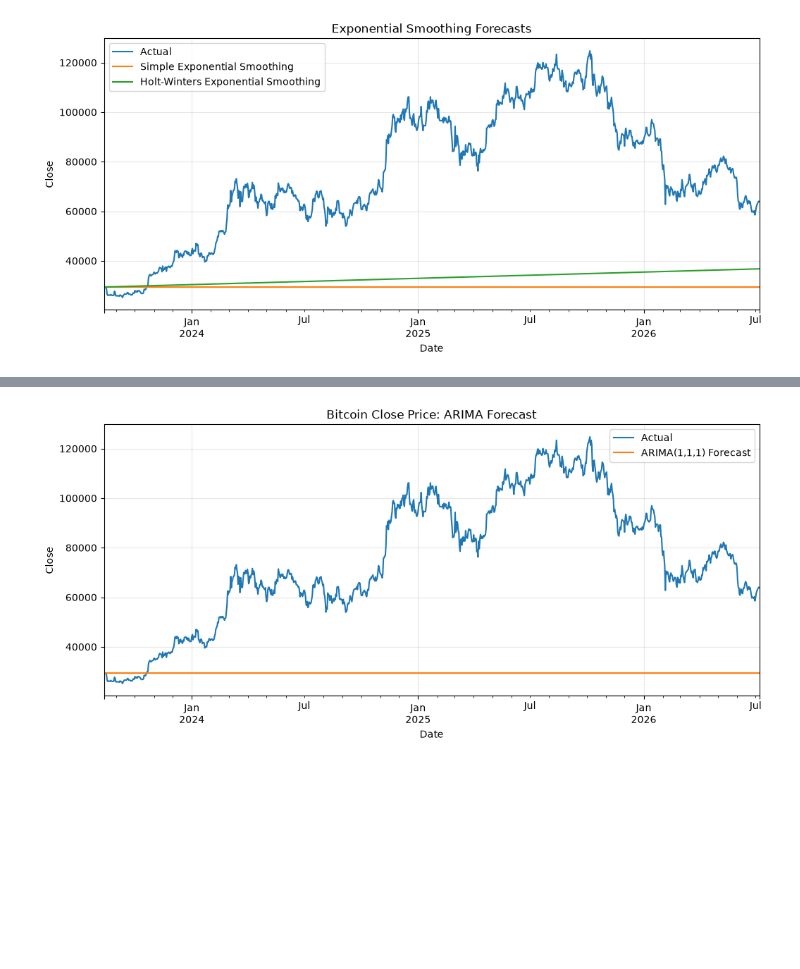
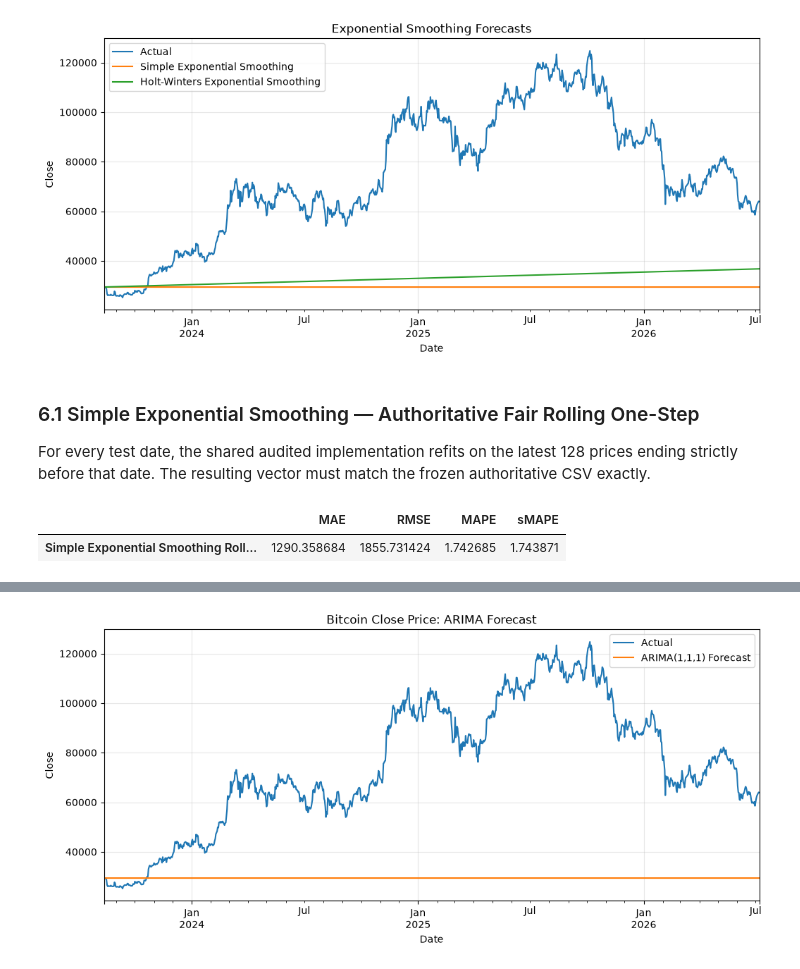
Before and after one commit to mdsoadsolaiman/Time-Series-Foundation-Models, a Jupyter notebook: notebooks/02_Classical_Models.ipynb, the cells around one changed output, grey strips where cells are left out. Drawn from its saved outputs; the diff is of its cells as text; code cells hidden in the pictures; blank space fills up the shorter version.

```diff
--- a/notebooks/02_Classical_Models.ipynb
+++ b/notebooks/02_Classical_Models.ipynb
@@ -120,3 +130,17 @@ ax.grid(True, alpha=0.3)
 plt.show()
 # %% [output]
 [figure]
+# %% [markdown]
+### 6.1 Simple Exponential Smoothing — Authoritative Fair Rolling One-Step
+
+For every test date, the shared audited implementation refits on the latest 128 prices ending strictly before that date. The resulting vector must match the frozen authoritative CSV exactly.
+# %%
+simple_exp_rolling_forecast = rolling_simple_exp_smoothing_forecast(target, test.index, context_length=128)
+simple_exp_saved = pd.read_csv(PROJECT_ROOT / "results" / "simple_exp_smoothing_forecast.csv", parse_dates=["Timestamp"]).set_index("Timestamp")["Simple_Exp_Smoothing"]
+simple_exp_saved.index = pd.to_datetime(simple_exp_saved.index, utc=True)
+assert simple_exp_rolling_forecast.index.equals(test.index)
+assert np.allclose(simple_exp_rolling_forecast, simple_exp_saved.reindex(test.index), rtol=1e-12, atol=1e-12)
+pd.DataFrame([evaluate_forecast(test, simple_exp_rolling_forecast)], index=["Simple Exponential Smoothing Rolling One-Step"])
+# %% [output]
+|  | MAE | RMSE | MAPE | sMAPE |
+| Simple Exponential Smoothing Roll... | 1290.358684 | 1855.731424 | 1.742685 | 1.743871 |
```
Also changed, not shown: parts of 16 cells of this notebook.
